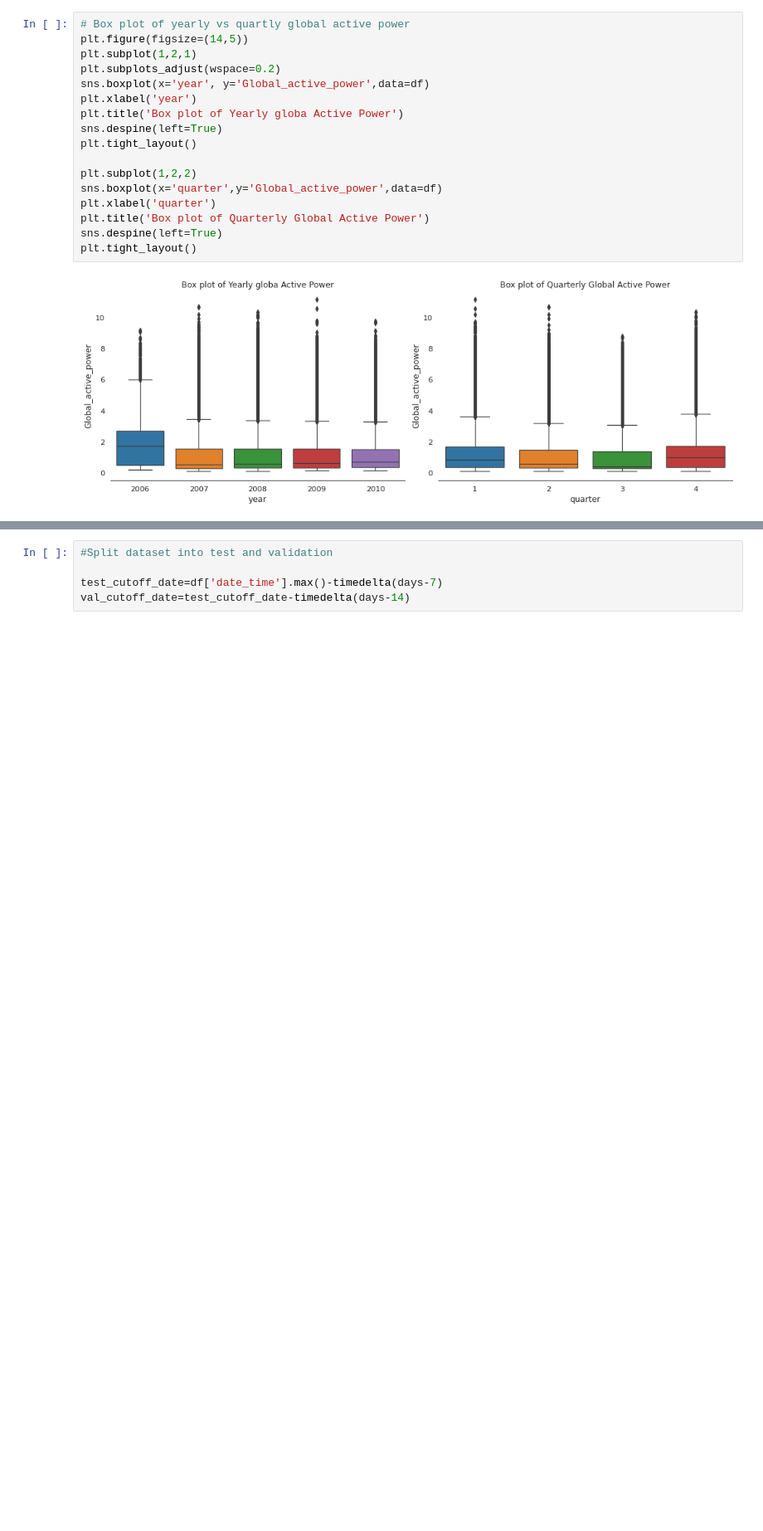
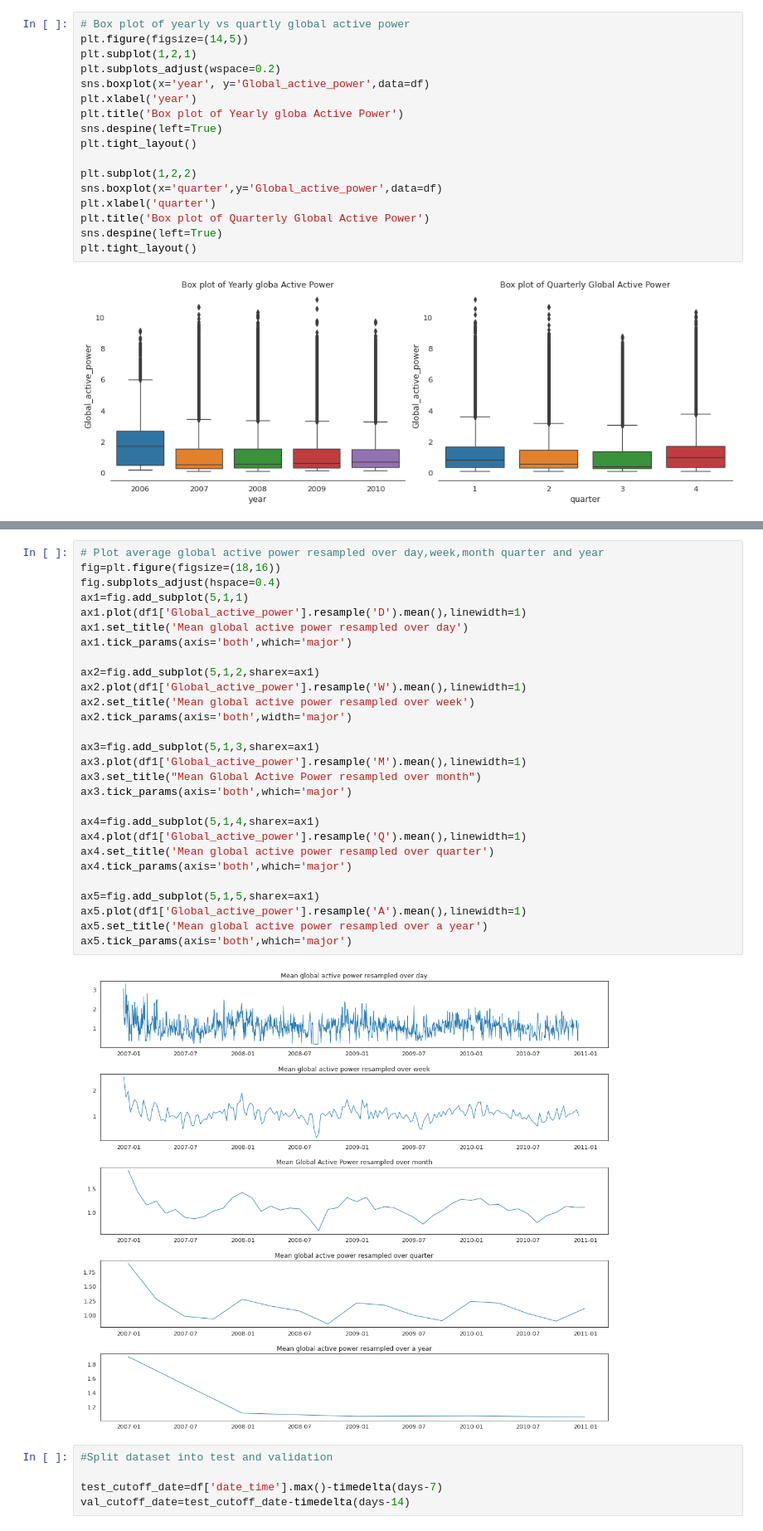
Before and after one commit to Chirag314/Household-power-consumption, a Jupyter notebook: household_power_consumption.ipynb, the cells around one changed output, grey strips where cells are left out. Shown: that part at 83% size. Drawn from its saved outputs; the diff is of its cells as text; blank space fills up the shorter version.

```diff
--- a/household_power_consumption.ipynb
+++ b/household_power_consumption.ipynb
@@ -165,3 +173,33 @@ plt.tight_layout()
+# %%
+# Plot average global active power resampled over day,week,month quarter and year
+fig=plt.figure(figsize=(18,16))
+fig.subplots_adjust(hspace=0.4)
+ax1=fig.add_subplot(5,1,1)
+ax1.plot(df1['Global_active_power'].resample('D').mean(),linewidth=1)
+ax1.set_title('Mean global active power resampled over day')
+ax1.tick_params(axis='both',which='major')
+
+ax2=fig.add_subplot(5,1,2,sharex=ax1)
+ax2.plot(df1['Global_active_power'].resample('W').mean(),linewidth=1)
+ax2.set_title('Mean global active power resampled over week')
+ax2.tick_params(axis='both',width='major')
+
+ax3=fig.add_subplot(5,1,3,sharex=ax1)
+ax3.plot(df1['Global_active_power'].resample('M').mean(),linewidth=1)
+ax3.set_title("Mean Global Active Power resampled over month")
+ax3.tick_params(axis='both',which='major')
+
+ax4=fig.add_subplot(5,1,4,sharex=ax1)
+ax4.plot(df1['Global_active_power'].resample('Q').mean(),linewidth=1)
+ax4.set_title('Mean global active power resampled over quarter')
+ax4.tick_params(axis='both',which='major')
+
+ax5=fig.add_subplot(5,1,5,sharex=ax1)
+ax5.plot(df1['Global_active_power'].resample('A').mean(),linewidth=1)
+ax5.set_title('Mean global active power resampled over a year')
+ax5.tick_params(axis='both',which='major')
+# %% [output]
+[figure, added]
 # %%
 #Split dataset into test and validation
 
```
Also changed, not shown: parts of 3 cells of this notebook.
